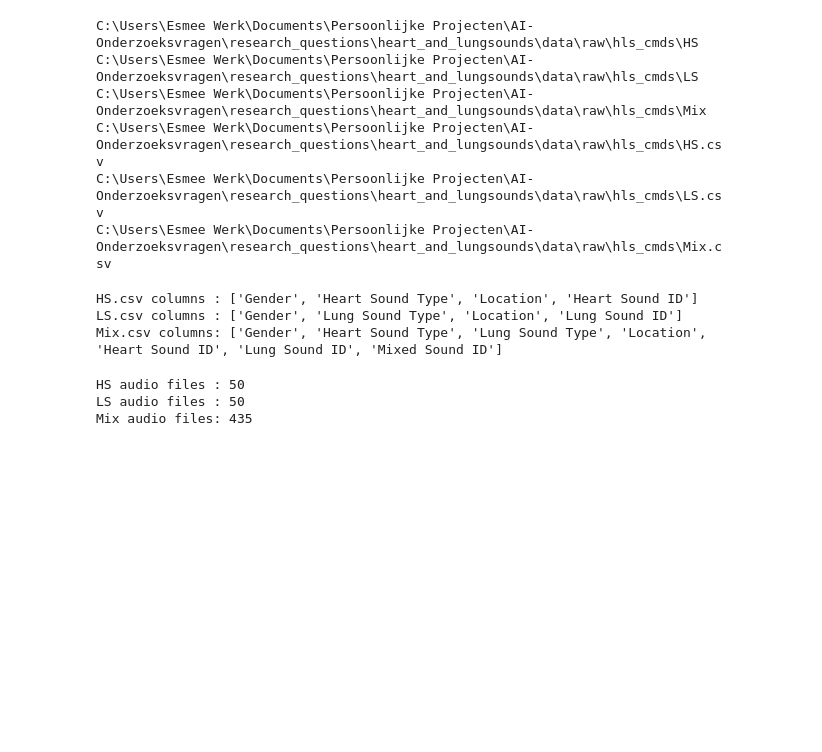
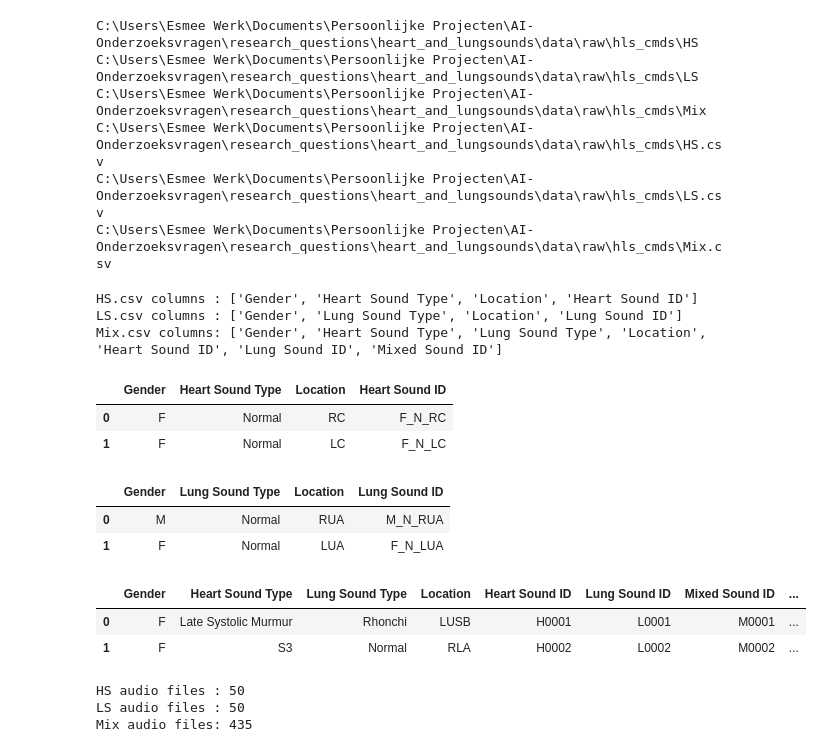
Before and after one commit to EsmeeK1/AI-Onderzoeksvragen, a Jupyter notebook: research_questions/heart_and_lungsounds/notebooks/hls_cmds/0_hls_cmds_sanity_checks.ipynb, the cells around one changed output. Cells and saved outputs as stored; diff of their text form; code cells hidden in the pictures; blank space fills up the shorter version.

```diff
--- a/research_questions/heart_and_lungsounds/notebooks/hls_cmds/0_hls_cmds_sanity_checks.ipynb
+++ b/research_questions/heart_and_lungsounds/notebooks/hls_cmds/0_hls_cmds_sanity_checks.ipynb
@@ -119,6 +119,24 @@ print("Mix.csv columns:", mix_csv.columns.tolist())
 HS.csv columns : ['Gender', 'Heart Sound Type', 'Location', 'Heart Sound ID']
 LS.csv columns : ['Gender', 'Lung Sound Type', 'Location', 'Lung Sound ID']
 Mix.csv columns: ['Gender', 'Heart Sound Type', 'Lung Sound Type', 'Location', 'Heart Sound ID', 'Lung Sound ID', 'Mixed Sound ID']
+# %%
+hs_csv.head(2)
+# %% [output]
+|  | Gender | Heart Sound Type | Location | Heart Sound ID |
+| 0 | F | Normal | RC | F_N_RC |
+| 1 | F | Normal | LC | F_N_LC |
+# %%
+ls_csv.head(2)
+# %% [output]
+|  | Gender | Lung Sound Type | Location | Lung Sound ID |
+| 0 | M | Normal | RUA | M_N_RUA |
+| 1 | F | Normal | LUA | F_N_LUA |
+# %%
+mix_csv.head(2)
+# %% [output]
+|  | Gender | Heart Sound Type | Lung Sound Type | Location | Heart Sound ID | Lung Sound ID | Mixed Sound ID | ... |
+| 0 | F | Late Systolic Murmur | Rhonchi | LUSB | H0001 | L0001 | M0001 | ... |
+| 1 | F | S3 | Normal | RLA | H0002 | L0002 | M0002 | ... |
 # %%
 hs_audio  = scan_folder(DIR_HS)
 ls_audio  = scan_folder(DIR_LS)
```
Also changed, not shown: 20 other files.
